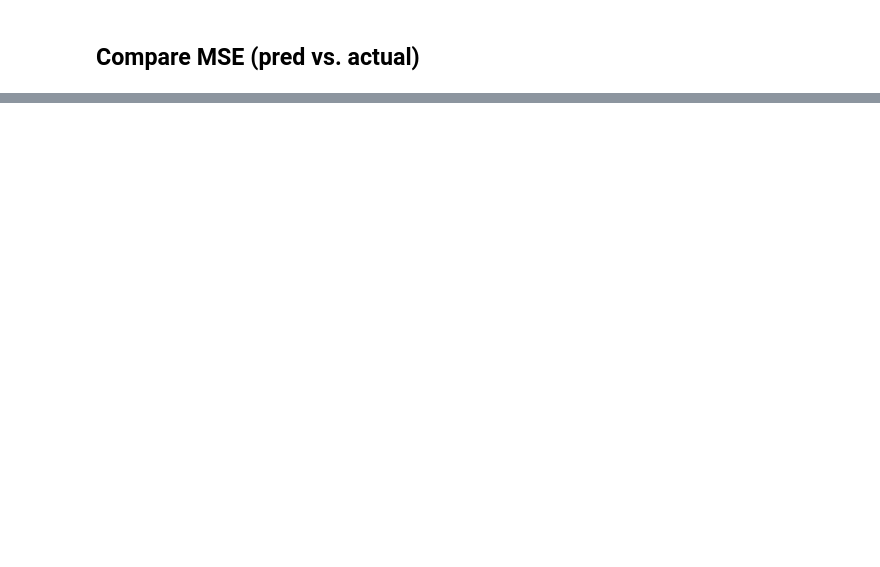
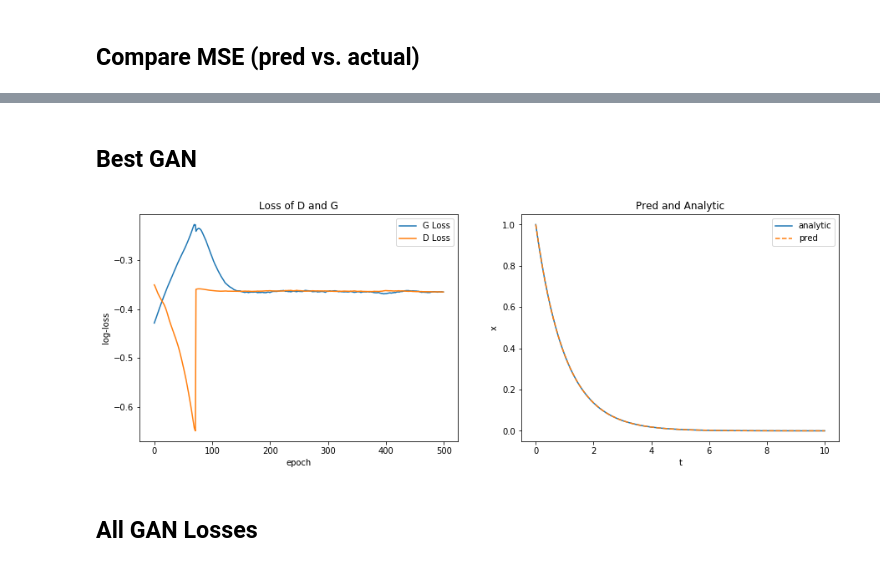
Before and after one commit to dylanrandle/denn, a Jupyter notebook: GAN.ipynb, the cells around one changed output, grey strips where cells are left out. Saved outputs shown, nothing was run; the diff lists cells and outputs as text; code cells hidden in the pictures; blank space fills up the shorter version.

```diff
--- a/GAN.ipynb
+++ b/GAN.ipynb
@@ -319,0 +391,9 @@ Lagaris MSE: 7.31833083023048e-08
+# %% [markdown]
+## Best GAN
+# %%
+best = np.argmin(gan_mses)
+plot_losses_and_preds(G_losses[best], D_losses[best], gans[best], t, analytic)
+# %% [output]
+[figure, added]
+# %% [markdown]
+## All GAN Losses
```
Also changed, not shown: parts of 11 cells of this notebook.
